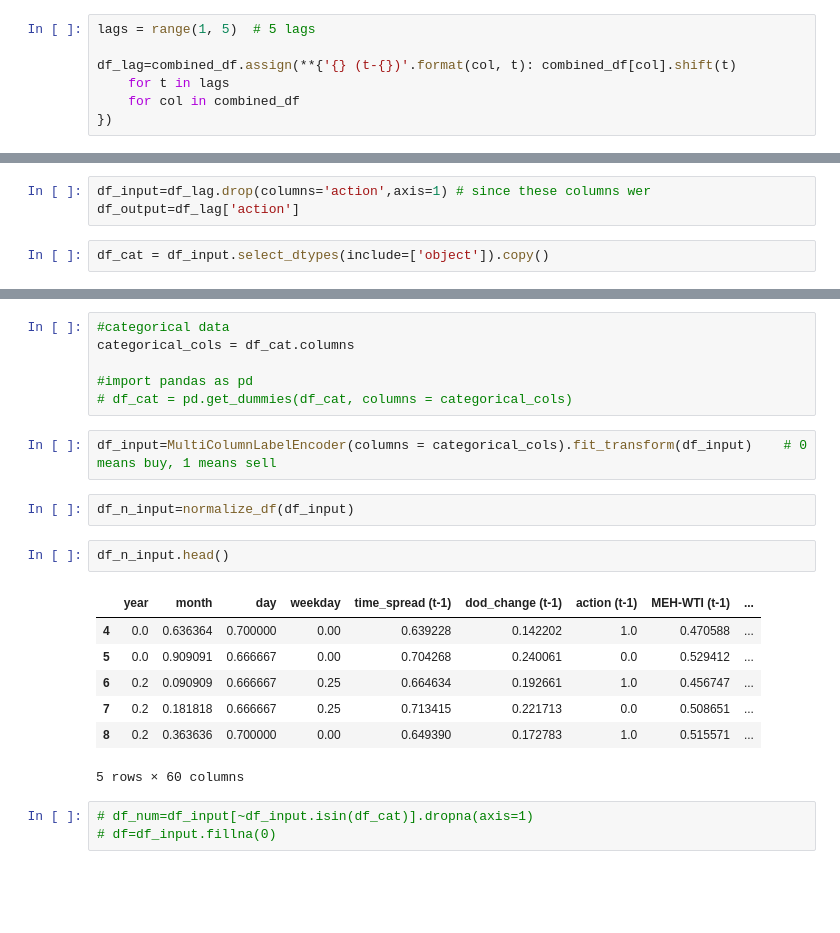
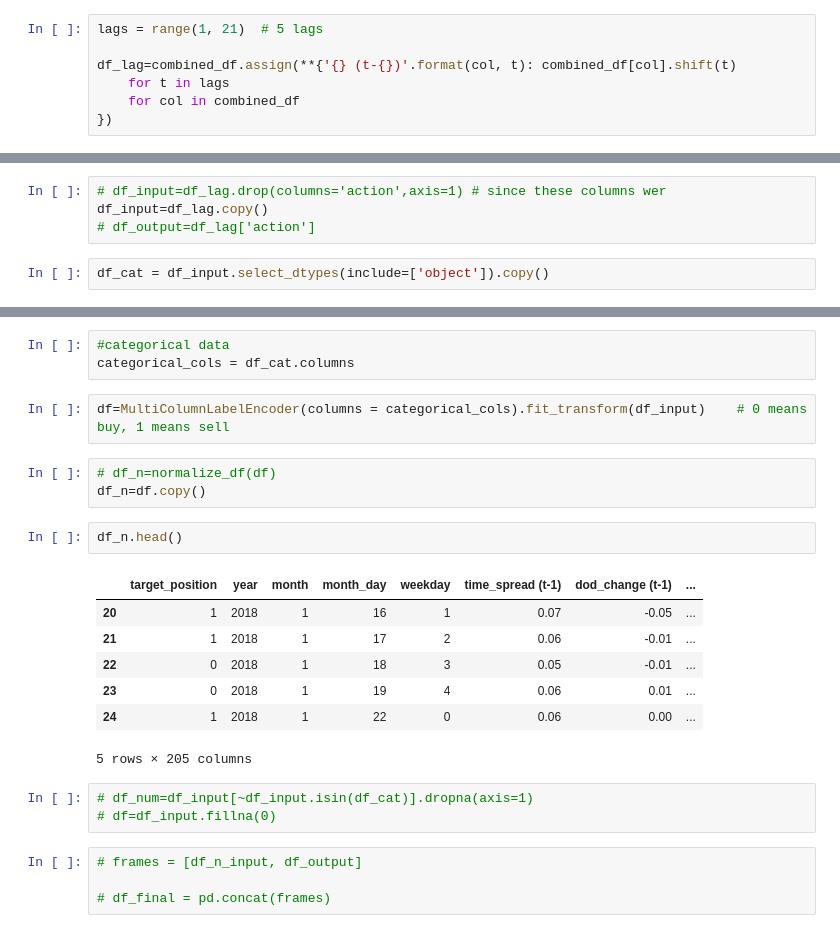
Before and after one commit to abu-rayyan/oil_futures, a Jupyter notebook: src/features_engineering.ipynb, the cells around one changed output, grey strips where cells are left out. Saved outputs shown, nothing was run; the diff lists cells and outputs as text; blank space fills up the shorter version.

```diff
--- a/src/features_engineering.ipynb
+++ b/src/features_engineering.ipynb
@@ -160,5 +163,5 @@ combined_df=combined_df.drop(columns=['date','ObservationDate','DateCalculated',
 # %%
-lags = range(1, 5)  # 5 lags
+lags = range(1, 21)  # 5 lags
 
 df_lag=combined_df.assign(**{'{} (t-{})'.format(col, t): combined_df[col].shift(t)
     for t in lags
@@ -278,6 +232,7 @@ memory usage: 339.1+ KB
 # %%
-df_input=df_lag.drop(columns='action',axis=1) # since these columns wer
-df_output=df_lag['action']
+# df_input=df_lag.drop(columns='action',axis=1) # since these columns wer
+df_input=df_lag.copy()
+# df_output=df_lag['action']
 # %%
 df_cat = df_input.select_dtypes(include=['object']).copy()
 # %%
@@ -292,23 +248,25 @@ df_cat.head()
 # %%
 #categorical data
 categorical_cols = df_cat.columns
-
-#import pandas as pd
-# df_cat = pd.get_dummies(df_cat, columns = categorical_cols)
 # %%
-df_input=MultiColumnLabelEncoder(columns = categorical_cols).fit_transform(df_input)    # 0 means buy, 1 means sell
+df=MultiColumnLabelEncoder(columns = categorical_cols).fit_transform(df_input)    # 0 means buy, 1 means sell
-# %%
-df_n_input=normalize_df(df_input)
+# %%
+# df_n=normalize_df(df)
+df_n=df.copy()
 # %%
-df_n_input.head()
+df_n.head()
 # %% [output]
-|  | year | month | day | weekday | time_spread (t-1) | dod_change (t-1) | action (t-1) | MEH-WTI (t-1) | ... |
-| 4 | 0.0 | 0.636364 | 0.700000 | 0.00 | 0.639228 | 0.142202 | 1.0 | 0.470588 | ... |
-| 5 | 0.0 | 0.909091 | 0.666667 | 0.00 | 0.704268 | 0.240061 | 0.0 | 0.529412 | ... |
-| 6 | 0.2 | 0.090909 | 0.666667 | 0.25 | 0.664634 | 0.192661 | 1.0 | 0.456747 | ... |
-| 7 | 0.2 | 0.181818 | 0.666667 | 0.25 | 0.713415 | 0.221713 | 0.0 | 0.508651 | ... |
-| 8 | 0.2 | 0.363636 | 0.700000 | 0.00 | 0.649390 | 0.172783 | 1.0 | 0.515571 | ... |
+|  | target_position | year | month | month_day | weekday | time_spread (t-1) | dod_change (t-1) | ... |
+| 20 | 1 | 2018 | 1 | 16 | 1 | 0.07 | -0.05 | ... |
+| 21 | 1 | 2018 | 1 | 17 | 2 | 0.06 | -0.01 | ... |
+| 22 | 0 | 2018 | 1 | 18 | 3 | 0.05 | -0.01 | ... |
+| 23 | 0 | 2018 | 1 | 19 | 4 | 0.06 | 0.01 | ... |
+| 24 | 1 | 2018 | 1 | 22 | 0 | 0.06 | 0.00 | ... |
-5 rows × 60 columns
+5 rows × 205 columns
 # %%
 # df_num=df_input[~df_input.isin(df_cat)].dropna(axis=1)
 # df=df_input.fillna(0)
+# %%
+# frames = [df_n_input, df_output]
+
+# df_final = pd.concat(frames)
```
Also changed, not shown: parts of 29 cells of this notebook, 11 other files.
